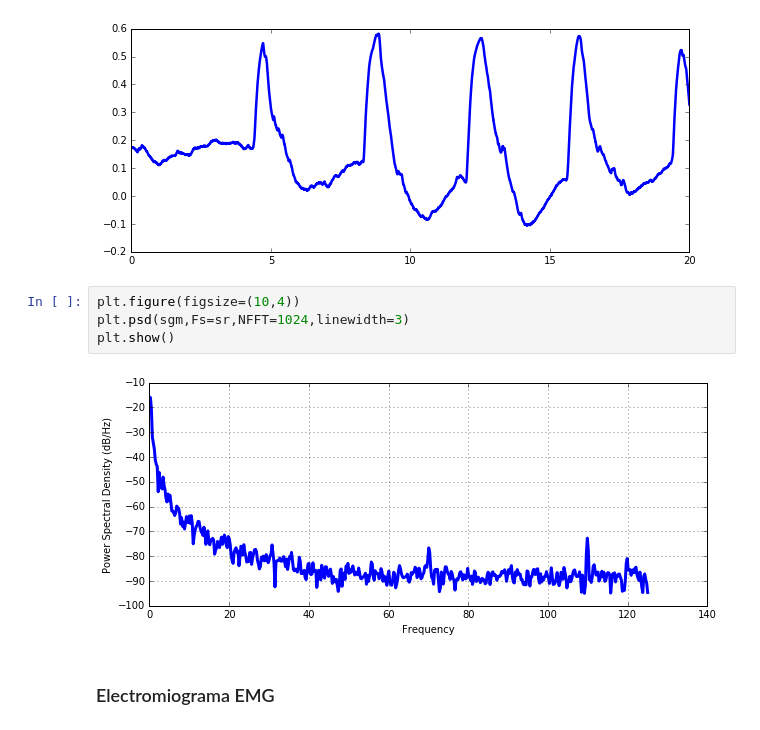
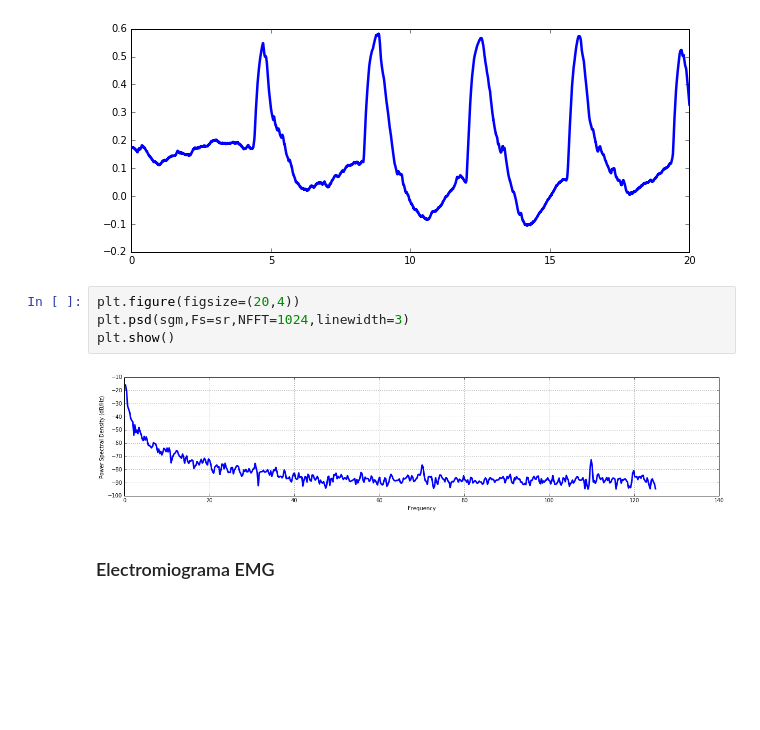
Before and after one commit to Poswer96/filtra_23-i, a Jupyter notebook: src/1. Contextualización/3. Espectro de frecuencias de una señal.ipynb, the cells around one changed output. Saved outputs shown, nothing was run; the diff lists cells and outputs as text; blank space fills up the shorter version.

```diff
--- a/src/1. Contextualización/3. Espectro de frecuencias de una señal.ipynb
+++ b/src/1. Contextualización/3. Espectro de frecuencias de una señal.ipynb
@@ -222,11 +222,11 @@ plt.show()
 # %% [output]
 [figure]
 # %%
-plt.figure(figsize=(10,4))
+plt.figure(figsize=(20,4))
 plt.psd(sgm,Fs=sr,NFFT=1024,linewidth=3)
 plt.show()
 # %% [output]
-[figure, old version]
+[figure, new version]
 # %% [markdown]
 ### Electromiograma EMG
 # %%
```
Also changed, not shown: parts of 3 cells of this notebook, 1 other file.
